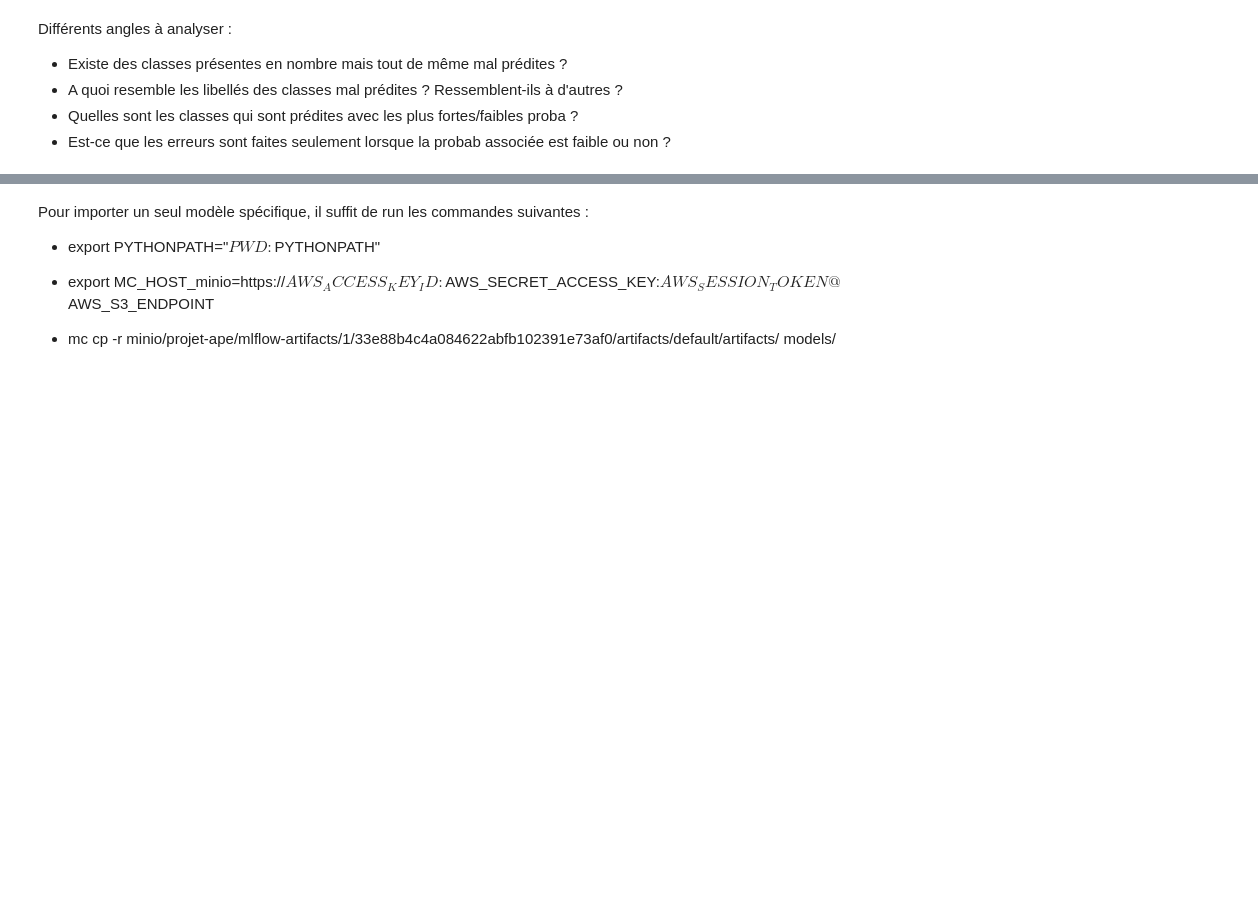
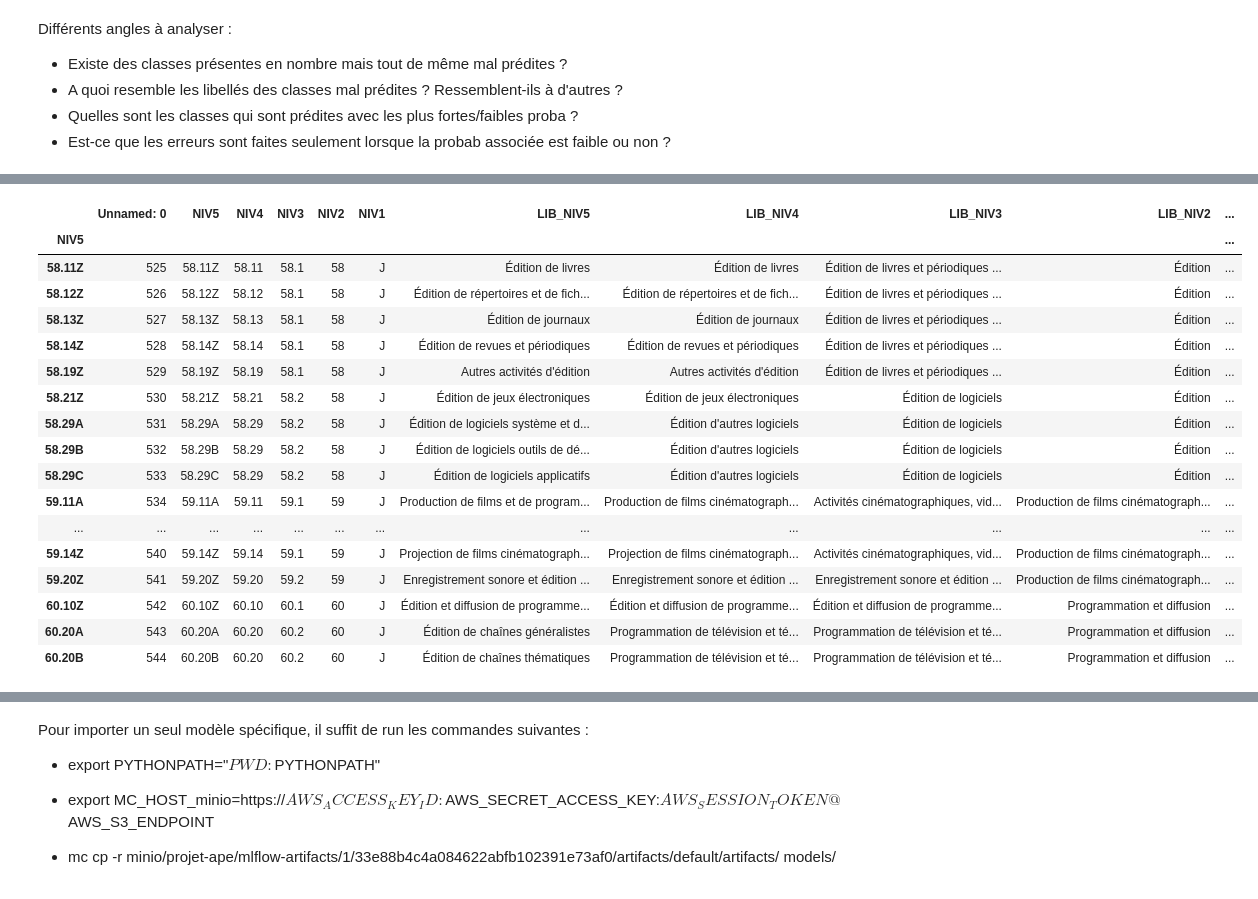
Before and after one commit to InseeFrLab/codif-ape-train, a Jupyter notebook: src/model_exploration.ipynb, the cells around one changed output, grey strips where cells are left out. Saved outputs shown, nothing was run; the diff lists cells and outputs as text; code cells hidden in the pictures; blank space fills up the shorter version.

```diff
--- a/src/model_exploration.ipynb
+++ b/src/model_exploration.ipynb
@@ -43,3 +46,6 @@ df_train, df_test, df_gu = preprocessor.preprocess(
     text_feature=TEXT_FEATURE,
     categorical_features=categorical_features,
 )
+# %%
+df_naf = pd.read_csv(r"../data/naf_extended.csv", dtype=str)
+df_naf.set_index("NIV5", inplace=True, drop=False)
@@ -45,0 +93,21 @@ df_train, df_test, df_gu = preprocessor.preprocess(
+# %%
+df_naf[df_naf["NIV1"] == "J"].head(20)
+# %% [output]
+|  | Unnamed: 0 | NIV5 | NIV4 | NIV3 | NIV2 | NIV1 | LIB_NIV5 | LIB_NIV4 | LIB_NIV3 | LIB_NIV2 | ... |
+| NIV5 |  |  |  |  |  |  |  |  |  |  | ... |
+| 58.11Z | 525 | 58.11Z | 58.11 | 58.1 | 58 | J | Édition de livres | Édition de livres | Édition de livres et périodiques ... | Édition | ... |
+| 58.12Z | 526 | 58.12Z | 58.12 | 58.1 | 58 | J | Édition de répertoires et de fich... | Édition de répertoires et de fich... | Édition de livres et périodiques ... | Édition | ... |
+| 58.13Z | 527 | 58.13Z | 58.13 | 58.1 | 58 | J | Édition de journaux | Édition de journaux | Édition de livres et périodiques ... | Édition | ... |
+| 58.14Z | 528 | 58.14Z | 58.14 | 58.1 | 58 | J | Édition de revues et périodiques | Édition de revues et périodiques | Édition de livres et périodiques ... | Édition | ... |
+| 58.19Z | 529 | 58.19Z | 58.19 | 58.1 | 58 | J | Autres activités d'édition | Autres activités d'édition | Édition de livres et périodiques ... | Édition | ... |
+| 58.21Z | 530 | 58.21Z | 58.21 | 58.2 | 58 | J | Édition de jeux électroniques | Édition de jeux électroniques | Édition de logiciels | Édition | ... |
+| 58.29A | 531 | 58.29A | 58.29 | 58.2 | 58 | J | Édition de logiciels système et d... | Édition d'autres logiciels | Édition de logiciels | Édition | ... |
+| 58.29B | 532 | 58.29B | 58.29 | 58.2 | 58 | J | Édition de logiciels outils de dé... | Édition d'autres logiciels | Édition de logiciels | Édition | ... |
+| 58.29C | 533 | 58.29C | 58.29 | 58.2 | 58 | J | Édition de logiciels applicatifs | Édition d'autres logiciels | Édition de logiciels | Édition | ... |
+| 59.11A | 534 | 59.11A | 59.11 | 59.1 | 59 | J | Production de films et de program... | Production de films cinématograph... | Activités cinématographiques, vid... | Production de films cinématograph... | ... |
+| ... | ... | ... | ... | ... | ... | ... | ... | ... | ... | ... | ... |
+| 59.14Z | 540 | 59.14Z | 59.14 | 59.1 | 59 | J | Projection de films cinématograph... | Projection de films cinématograph... | Activités cinématographiques, vid... | Production de films cinématograph... | ... |
+| 59.20Z | 541 | 59.20Z | 59.20 | 59.2 | 59 | J | Enregistrement sonore et édition ... | Enregistrement sonore et édition ... | Enregistrement sonore et édition ... | Production de films cinématograph... | ... |
+| 60.10Z | 542 | 60.10Z | 60.10 | 60.1 | 60 | J | Édition et diffusion de programme... | Édition et diffusion de programme... | Édition et diffusion de programme... | Programmation et diffusion | ... |
+| 60.20A | 543 | 60.20A | 60.20 | 60.2 | 60 | J | Édition de chaînes généralistes | Programmation de télévision et té... | Programmation de télévision et té... | Programmation et diffusion | ... |
+| 60.20B | 544 | 60.20B | 60.20 | 60.2 | 60 | J | Édition de chaînes thématiques | Programmation de télévision et té... | Programmation de télévision et té... | Programmation et diffusion | ... |
```
Also changed, not shown: parts of 16 cells of this notebook.
